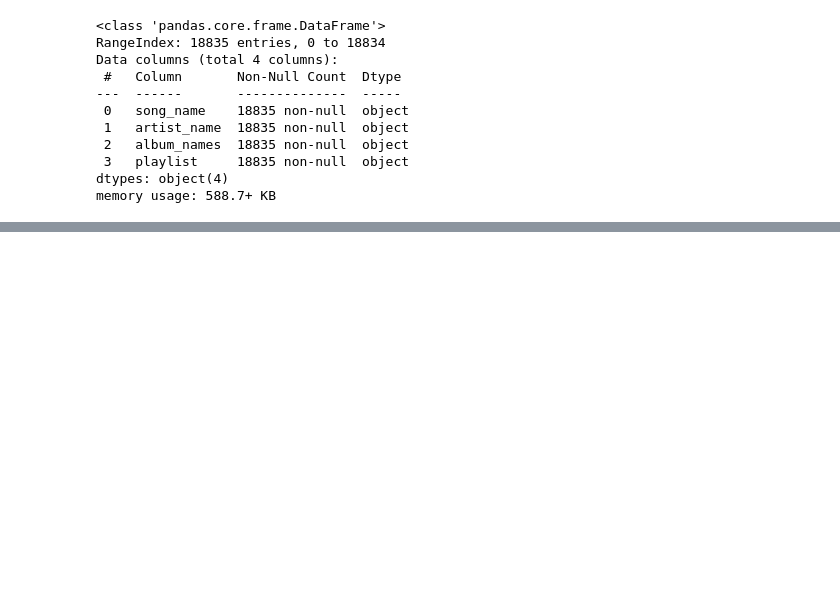
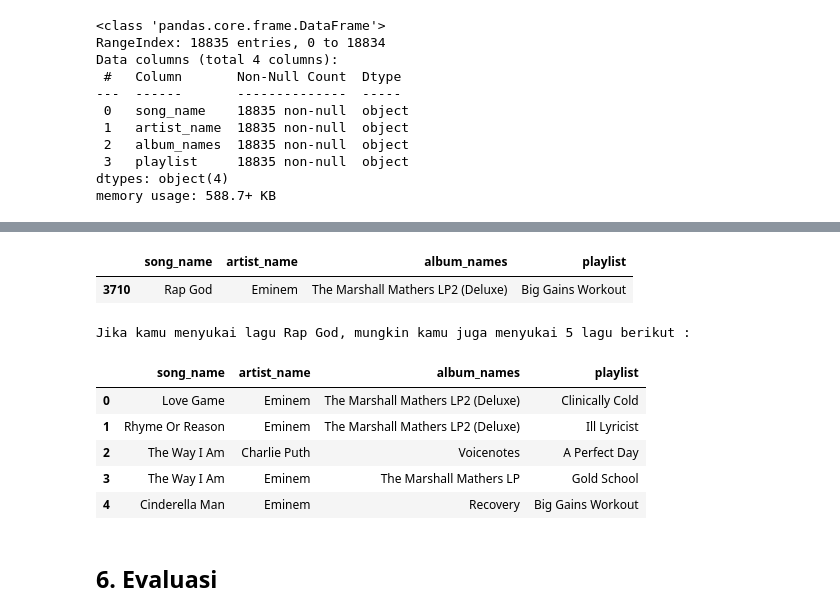
Before and after one commit to negatively/DS-ML-Project, a Jupyter notebook: Music Recommendation Content based filtering/music_recommendation.ipynb, the cells around one changed output, grey strips where cells are left out. Cells and saved outputs as stored; diff of their text form; code cells hidden in the pictures; blank space fills up the shorter version.

```diff
--- a/Music Recommendation Content based filtering/music_recommendation.ipynb
+++ b/Music Recommendation Content based filtering/music_recommendation.ipynb
@@ -121,0 +221,6 @@ Jumlah data lagu pada song_info :  13070
+# %%
+# Melakukan fit lagu di translasikan ke bentuk matriks
+tfidf_matrix = tf.fit_transform(new_song_info['info'])
+
+# Melihat ukuran matriks
+tfidf_matrix.shape
@@ -121,0 +248,4 @@ Jumlah data lagu pada song_info :  13070
+# %%
+# Menghitung cosine similarity
+cos_sim = cosine_similarity(tfidf_matrix)
+cos_sim
@@ -121,0 +266,4 @@ Jumlah data lagu pada song_info :  13070
+# %%
+# Membuat dataframe dari variabel cos_sim dengan baris dan kolom berupa song_name
+cos_sim_df = pd.DataFrame(cos_sim, index=new_song_info['song_name'], columns=new_song_info['song_name'])
+print('Shape:', cos_sim_df.shape)
@@ -121,0 +275,32 @@ Jumlah data lagu pada song_info :  13070
+# %%
+def song_recommendations(song_name, similarity_data=cos_sim_df, items=song_info, k=5):
+  print(f"Jika kamu menyukai lagu {song_name}, mungkin kamu juga menyukai 5 lagu berikut :")
+  # Mengambil data dengan menggunakan argpartition untuk melakukan partisi secara tidak langsung sepanjang sumbu yang diberikan
+  index = similarity_data.loc[:,song_name].to_numpy().argpartition(range(-1, -k, -1))
+
+  # Mengambil data dengan similarity terbaik
+  closest = similarity_data.columns[index[-1:-(k+2):-1]]
+
+  # Drop song_name
+  closest = closest.drop(song_name, errors='ignore')
+
+  return pd.DataFrame(closest).merge(items).head(k)
+# %%
+# Melihat informasi tentang lagu yang akan dijadikan acua
+song_info[song_info.song_name.eq('Rap God')]
+# %% [output]
+|  | song_name | artist_name | album_names | playlist |
+| 3710 | Rap God | Eminem | The Marshall Mathers LP2 (Deluxe) | Big Gains Workout |
+# %%
+# Mendapatkan rekomendasi musik
+song_recommendations(song_name="Rap God")
+# %% [output]
+Jika kamu menyukai lagu Rap God, mungkin kamu juga menyukai 5 lagu berikut :
+|  | song_name | artist_name | album_names | playlist |
+| 0 | Love Game | Eminem | The Marshall Mathers LP2 (Deluxe) | Clinically Cold |
+| 1 | Rhyme Or Reason | Eminem | The Marshall Mathers LP2 (Deluxe) | Ill Lyricist |
+| 2 | The Way I Am | Charlie Puth | Voicenotes | A Perfect Day |
+| 3 | The Way I Am | Eminem | The Marshall Mathers LP | Gold School |
+| 4 | Cinderella Man | Eminem | Recovery | Big Gains Workout |
+# %% [markdown]
+## 6. Evaluasi
```
Also changed, not shown: parts of 36 cells of this notebook, 2 other files.
